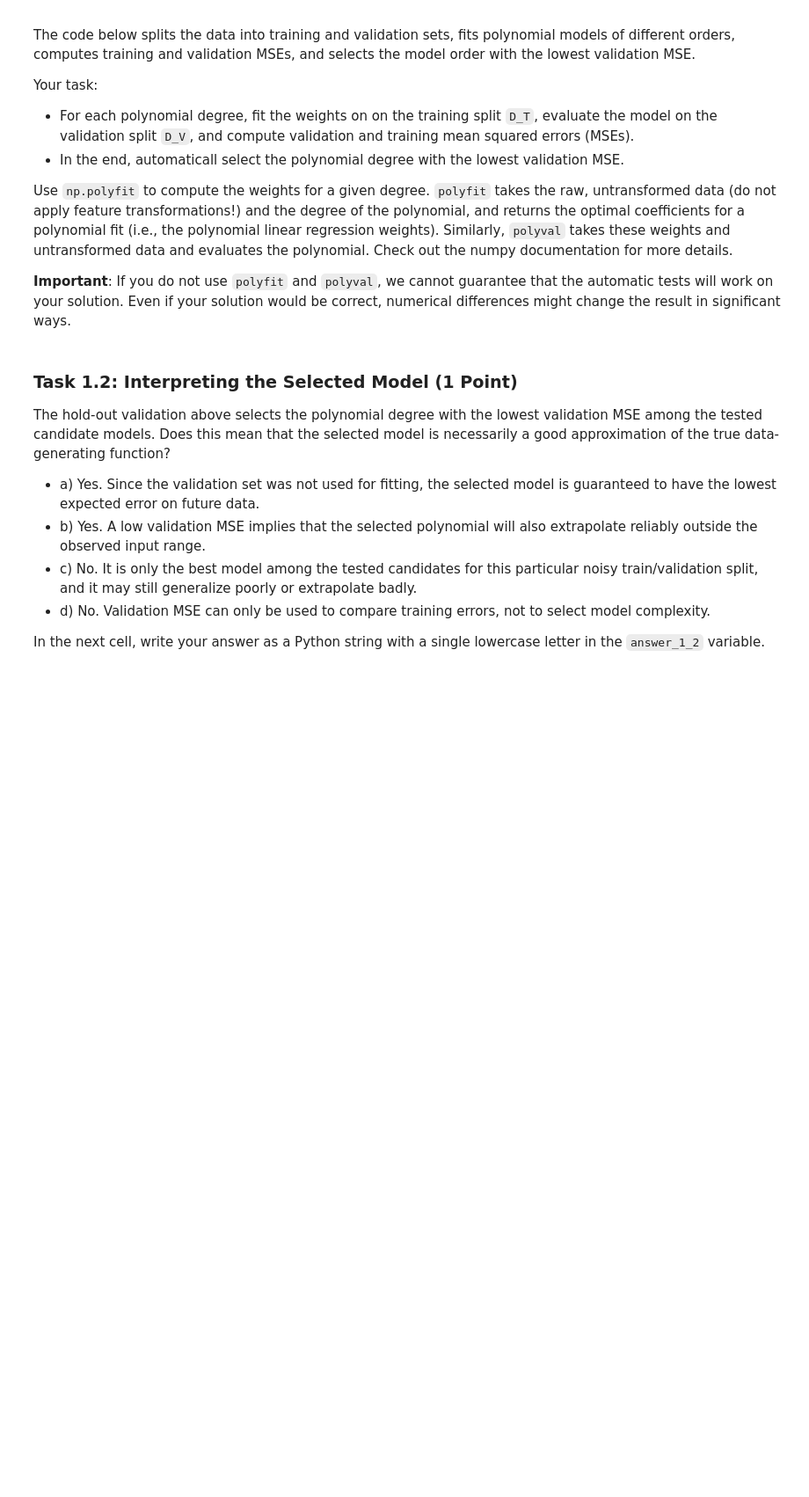
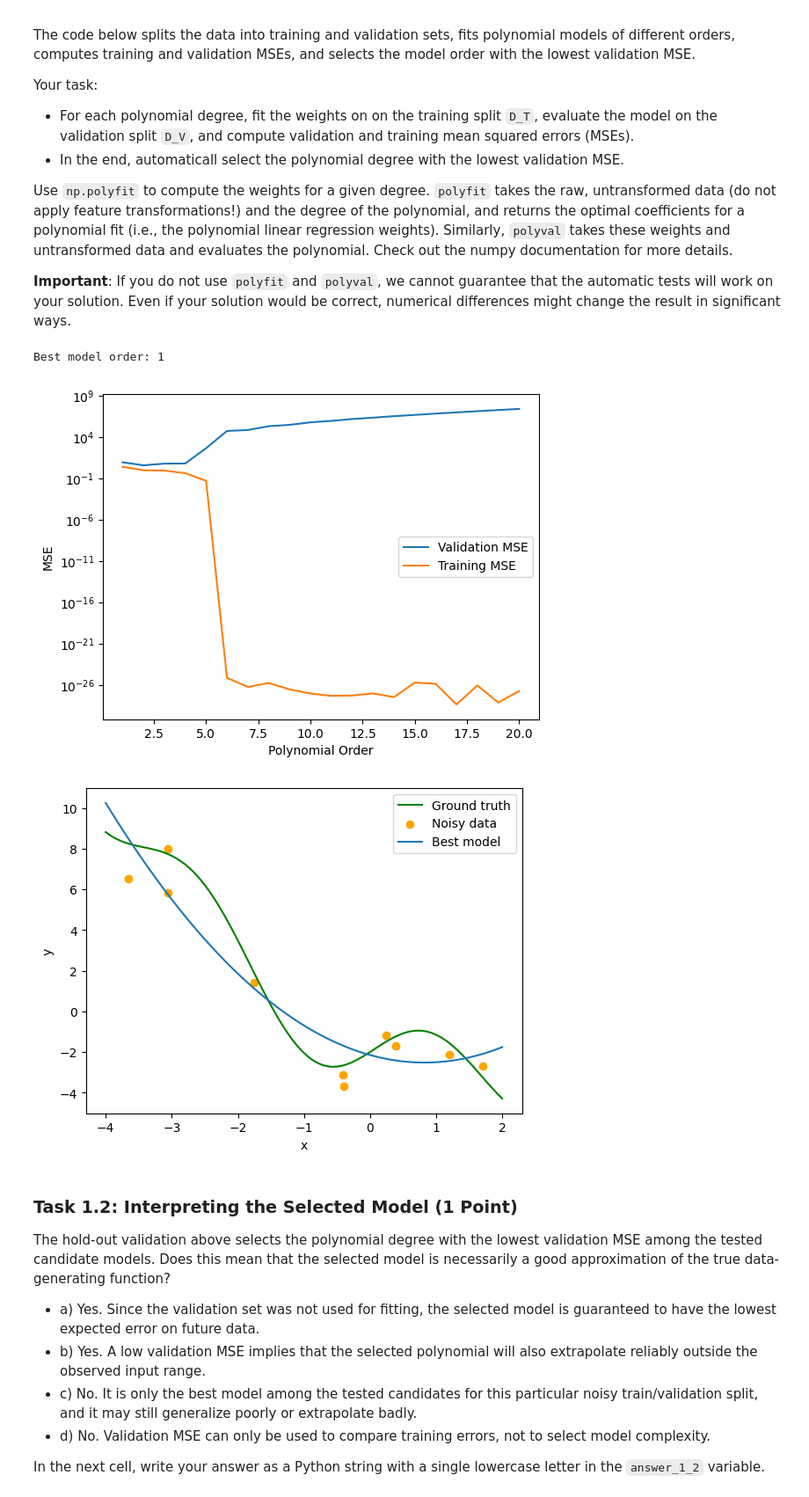
Before and after one commit to teaall/lecture-machine-learning, a Jupyter notebook: exercises/task3/ex_03_model_selection_bayesian_linear_regression_gaussian_processes.ipynb, the cells around one changed output. Shown at 88% size. Drawn from its saved outputs; the diff is of its cells as text; code cells hidden in the pictures; blank space fills up the shorter version.

```diff
--- a/exercises/task3/ex_03_model_selection_bayesian_linear_regression_gaussian_processes.ipynb
+++ b/exercises/task3/ex_03_model_selection_bayesian_linear_regression_gaussian_processes.ipynb
@@ -196,54 +199,61 @@ D_V = {"x": x_data[ind_val], "y": y_data[ind_val]}  # Validation data
 for m in models:
     # 2: Train on training data (you should use np.polyfit)
     # TODO Compute the optimal weights for degree m using np.polyfit and write them to p
-    p = None
+    p = np.polyfit(D_T.get("x"), D_T.get("y"), m)
     # YOUR CODE HERE
-    raise NotImplementedError()
 
     # 3: Evaluate on validation data (you should use np.polyval)
     # TODO Compute the validation MSE with np.polyval
     mse_val = None
     # YOUR CODE HERE
-    raise NotImplementedError()
+    y_pred_val = np.polyval(p, D_V.get("x"))
+    sqared_errors_val = (y_pred_val - D_V.get("y")) ** 2
+    mse_val = np.mean(sqared_errors_val)
     MSEs.append(mse_val)
 
     # 4: Compute MSE on training data for comparison
     # TODO Compute the training MSE with np.polyval
     mse_train = None
     # YOUR CODE HERE
-    raise NotImplementedError()
+    y_pred_train = np.polyval(p, D_T.get("x"))
+    sqared_errors_train = (y_pred_train - D_T.get("y")) ** 2
+    mse_train = np.mean(sqared_errors_train)
     mse_trains.append(mse_train)
 
     # Log parameters of the best model order
     if mse_val <= np.min(MSEs):
         p_best = p
 
 # 5: Pick model with best validation loss
 # TODO The next line should select the model from `models` with the lowest validation error and write it to `m_star_hold_out`
 m_star_hold_out = None
 # YOUR CODE HERE
-raise NotImplementedError()
+m_star_hold_out = MSEs.index(np.min(MSEs))
 print("Best model order: {}".format(m_star_hold_out))
 ##########################
 
 # Plotting MSE for training and validation sets
 plt.figure()
 plt.semilogy(models, MSEs, label="Validation MSE")
 plt.semilogy(models, mse_trains, label="Training MSE")
 plt.xlabel("Polynomial Order")
 plt.ylabel("MSE")
 plt.legend()
 
 # Plotting the ground truth, data points, and best model
 plt.figure()
 plt.plot(x, y_gt, color='g', label="Ground truth")
 plt.scatter(x_data, y_data, color='orange', label="Noisy data")
 f_hat = np.polyval(p_best, x)
 plt.plot(x, f_hat, label="Best model")
 plt.legend()
 plt.xlabel("x")
 plt.ylabel("y")
 plt.show()
+# %% [output]
+Best model order: 1
+[figure, added]
+[figure, added]
 # %%
 ##### DO NOT CHANGE #####
 # ID: test_task_1_1 - possible points: 3
```
Also changed, not shown: parts of 10 cells of this notebook.
